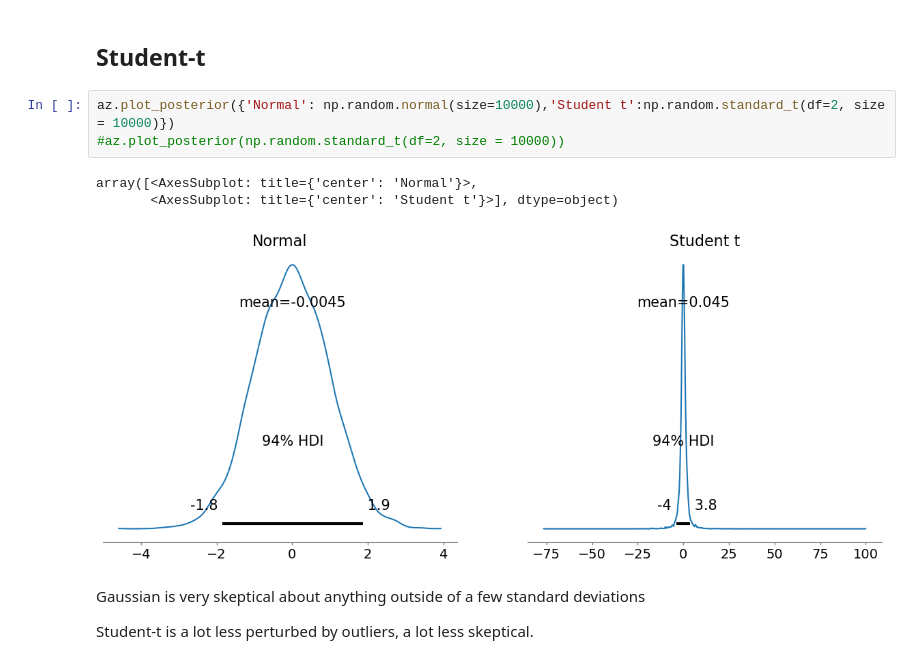
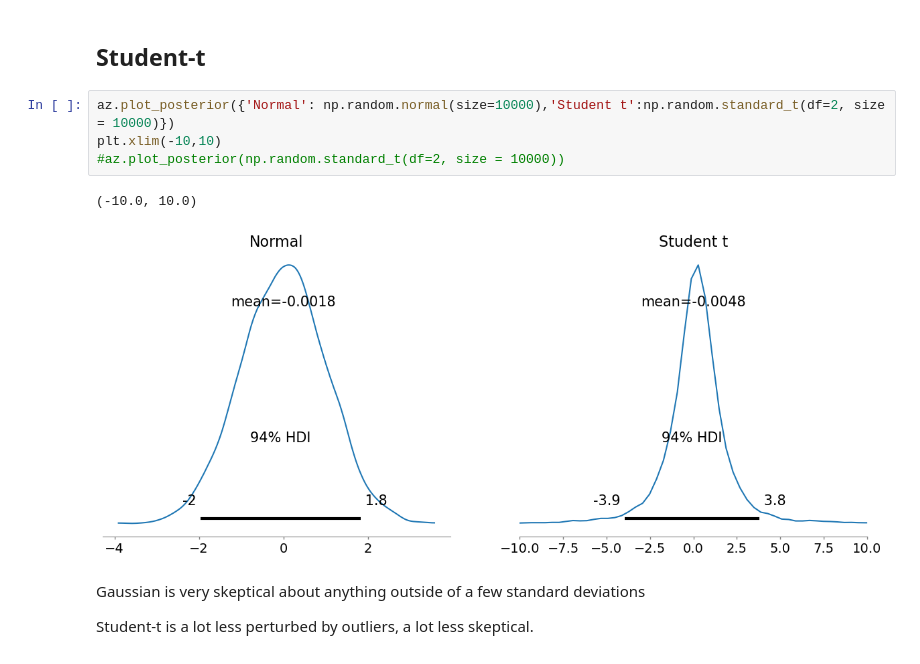
Before and after one commit to kpjmcg/Statistical-Rethinking-2023-Python-Notes, a Jupyter notebook: Lecture_07_2023.ipynb, the cells around one changed output. Saved outputs shown, nothing was run; the diff lists cells and outputs as text.

```diff
--- a/Lecture_07_2023.ipynb
+++ b/Lecture_07_2023.ipynb
@@ -149,11 +149,11 @@ PSIS k statistic
 ## Student-t
 # %%
 az.plot_posterior({'Normal': np.random.normal(size=10000),'Student t':np.random.standard_t(df=2, size = 10000)})
+plt.xlim(-10,10)
 #az.plot_posterior(np.random.standard_t(df=2, size = 10000))
 # %% [output]
-array([<AxesSubplot: title={'center': 'Normal'}>,
-       <AxesSubplot: title={'center': 'Student t'}>], dtype=object)
+(-10.0, 10.0)
-[figure, old version]
+[figure, new version]
 # %% [markdown]
 Gaussian is very skeptical about anything outside of a few standard deviations
 
```
Also changed, not shown: parts of 7 cells of this notebook.
